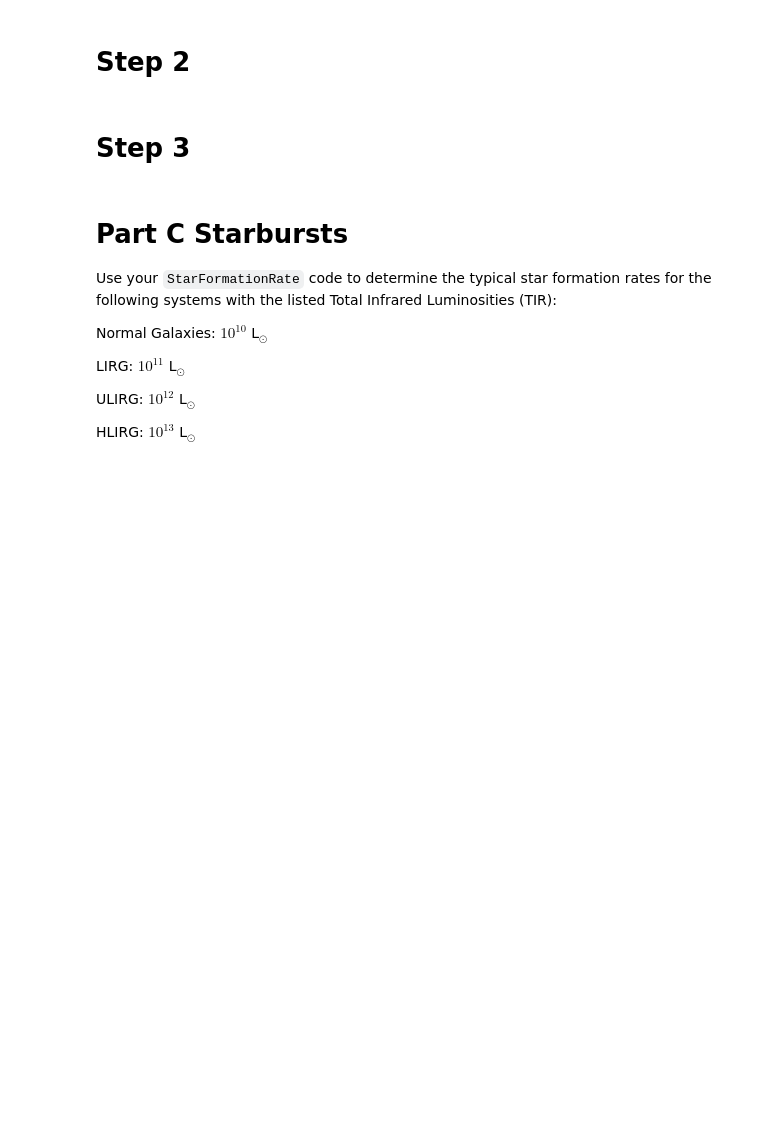
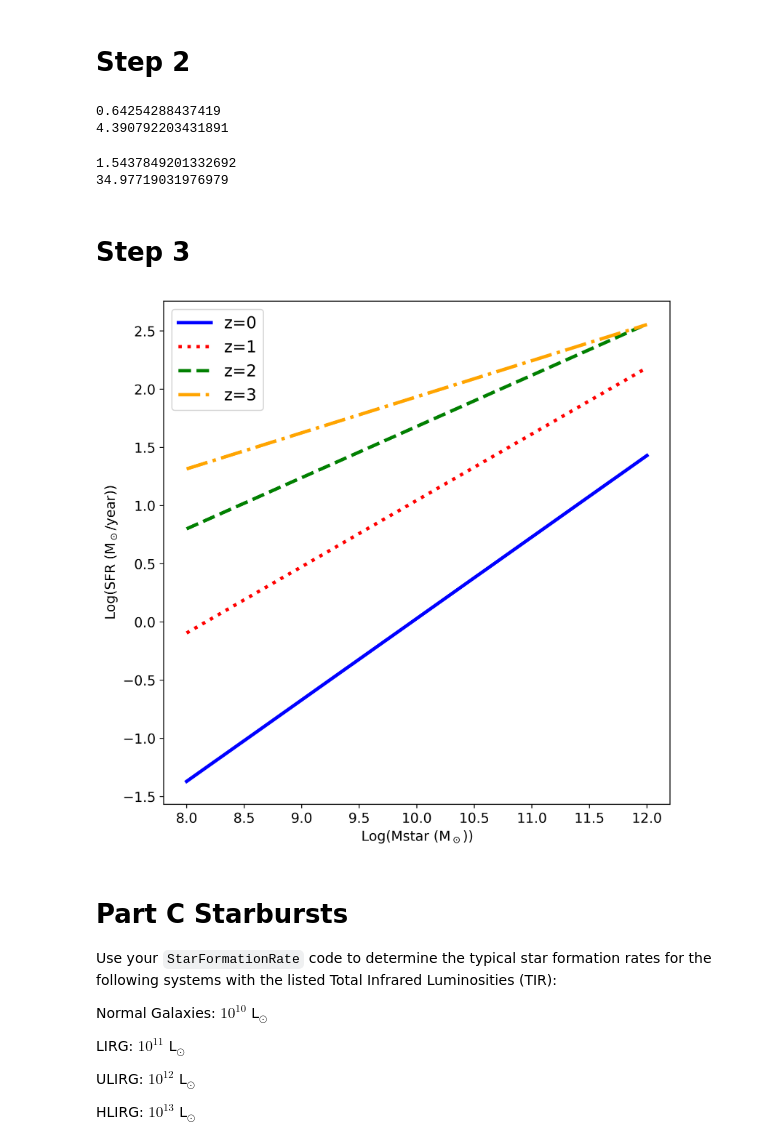
Before and after one commit to ThomasaturnV/ASTR400B, a Jupyter notebook: Labs/Lab8/Lab8.ipynb, the cells around one changed output. Cells and saved outputs as stored; diff of their text form; code cells hidden in the pictures; blank space fills up the shorter version.

```diff
--- a/Labs/Lab8/Lab8.ipynb
+++ b/Labs/Lab8/Lab8.ipynb
@@ -113,7 +115,7 @@ $\beta(z) = 0.38 + 1.14z - 0.19z^2$
 # %% [markdown]
 # Step 1
 # %%
-def StarFormationRate_MainSequencef(Mstar, z):
+def StarFormationRateMainSequence(Mstar, z):
     '''
     Description: Function sed to compute the averafe SFR of a galaxy as a
     function fo stellar mass and redshift
@@ -133,7 +135,7 @@ def StarFormationRate_MainSequencef(Mstar, z):
     # Star Formation Rate #
     LogSFR = (a * (np.log10(Mstar) - 10.5)) + b
 
-    return SFR
+    return LogSFR
 ### END StarFormationRate_MainSequencef
 # %% [markdown]
 # Step 2
@@ -142,33 +145,52 @@ def StarFormationRate_MainSequencef(Mstar, z):
+# %%
+# SFR for a MW type galaxy
+print(StarFormationRateMainSequence(MWmstar, 0))
+print(10** StarFormationRateMainSequence(MWmstar, 0))
+# %% [output]
+0.64254288437419
+4.390792203431891
 # %%
 # MW at z = 1
+print(StarFormationRateMainSequence(MWmstar, 1))
+print(10** StarFormationRateMainSequence(MWmstar, 1))
+# %% [output]
+1.5437849201332692
+34.97719031976979
 # %% [markdown]
 # Step 3
 # %%
 # create an array of stellar masses
+Mass = np.linspace(1e8, 1e12)
 # %%
 
 fig = plt.figure(figsize=(8,8), dpi=500)
 ax = plt.subplot(111)
 
 # add log log plots
+plt.plot(np.log10(Mass), StarFormationRateMainSequence(Mass, 0), color = 'blue', linewidth=3, label = 'z=0')
+plt.plot(np.log10(Mass), StarFormationRateMainSequence(Mass, 1), color = 'red', linestyle = ':', linewidth=3, label = 'z=1')
+plt.plot(np.log10(Mass), StarFormationRateMainSequence(Mass, 2), color = 'green', linestyle = '--', linewidth=3, label = 'z=2')
+plt.plot(np.log10(Mass), StarFormationRateMainSequence(Mass, 3), color = 'orange', linestyle = '-.', linewidth=3, label = 'z=3')
 
 
 # Add axis labels
 plt.xlabel('Log(Mstar (M$_\odot$))', fontsize=12)
 plt.ylabel('Log(SFR (M$_\odot$/year))', fontsize=12)
 
 
 #adjust tick label font size
 label_size = 12
 matplotlib.rcParams['xtick.labelsize'] = label_size
 matplotlib.rcParams['ytick.labelsize'] = label_size
 
 # add a legend with some customizations.
 legend = ax.legend(loc='upper left',fontsize='x-large')
 
 
 # Save file
-#plt.savefig('Lab8_SFR_MainSequence.png')
+plt.savefig('Lab8_SFR_MainSequence.png')
+# %% [output]
+[figure, added]
 # %% [markdown]
 # Part C  Starbursts
 
```
Also changed, not shown: parts of 11 cells of this notebook, 1 other file.
